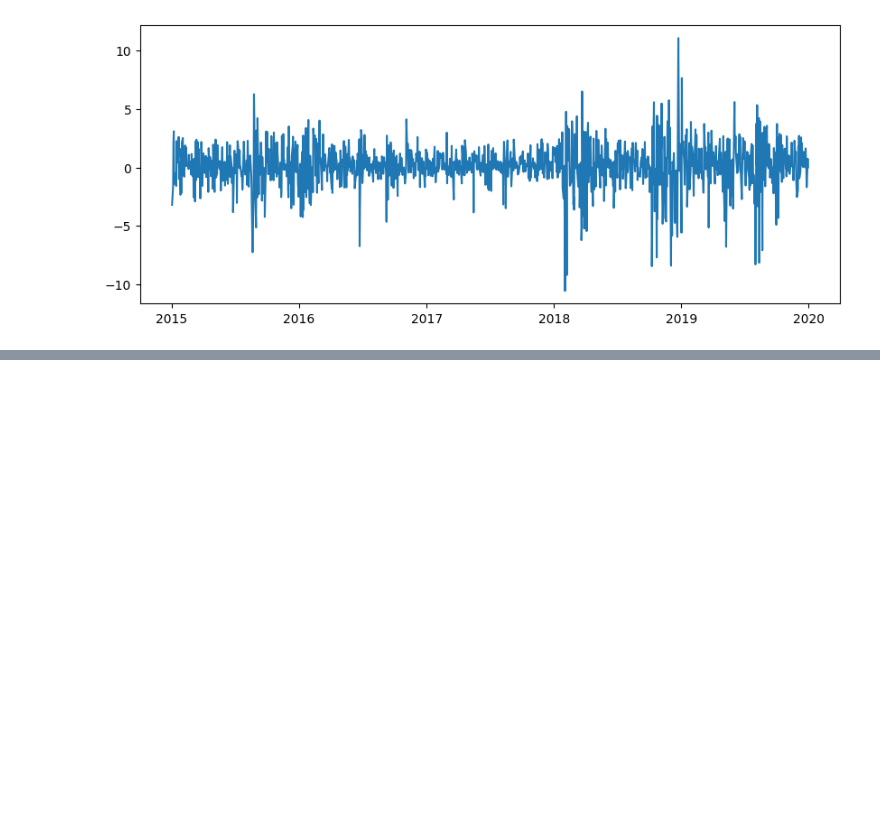
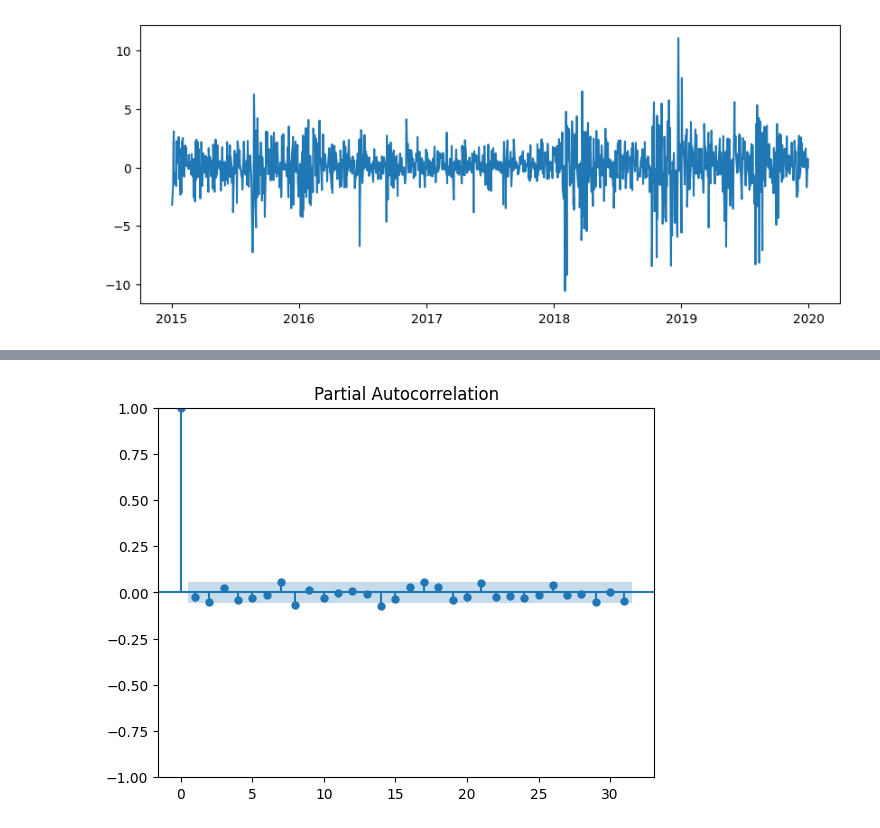
Before and after one commit to sreyasqb/DataScience, a Jupyter notebook: TSA/acf_pacf.ipynb, the cells around one changed output, grey strips where cells are left out. Drawn from its saved outputs; the diff is of its cells as text; code cells hidden in the pictures; blank space fills up the shorter version.

Commit message:
acf pacf

```diff
--- a/TSA/acf_pacf.ipynb
+++ b/TSA/acf_pacf.ipynb
@@ -110,0 +121,4 @@ plt.plot(tickerDf.FirstDifference)
+# %%
+pacfPlot = plot_pacf(tickerDf.FirstDifference)
+# %% [output]
+[figure, added]
```
Also changed, not shown: parts of 4 cells of this notebook.
